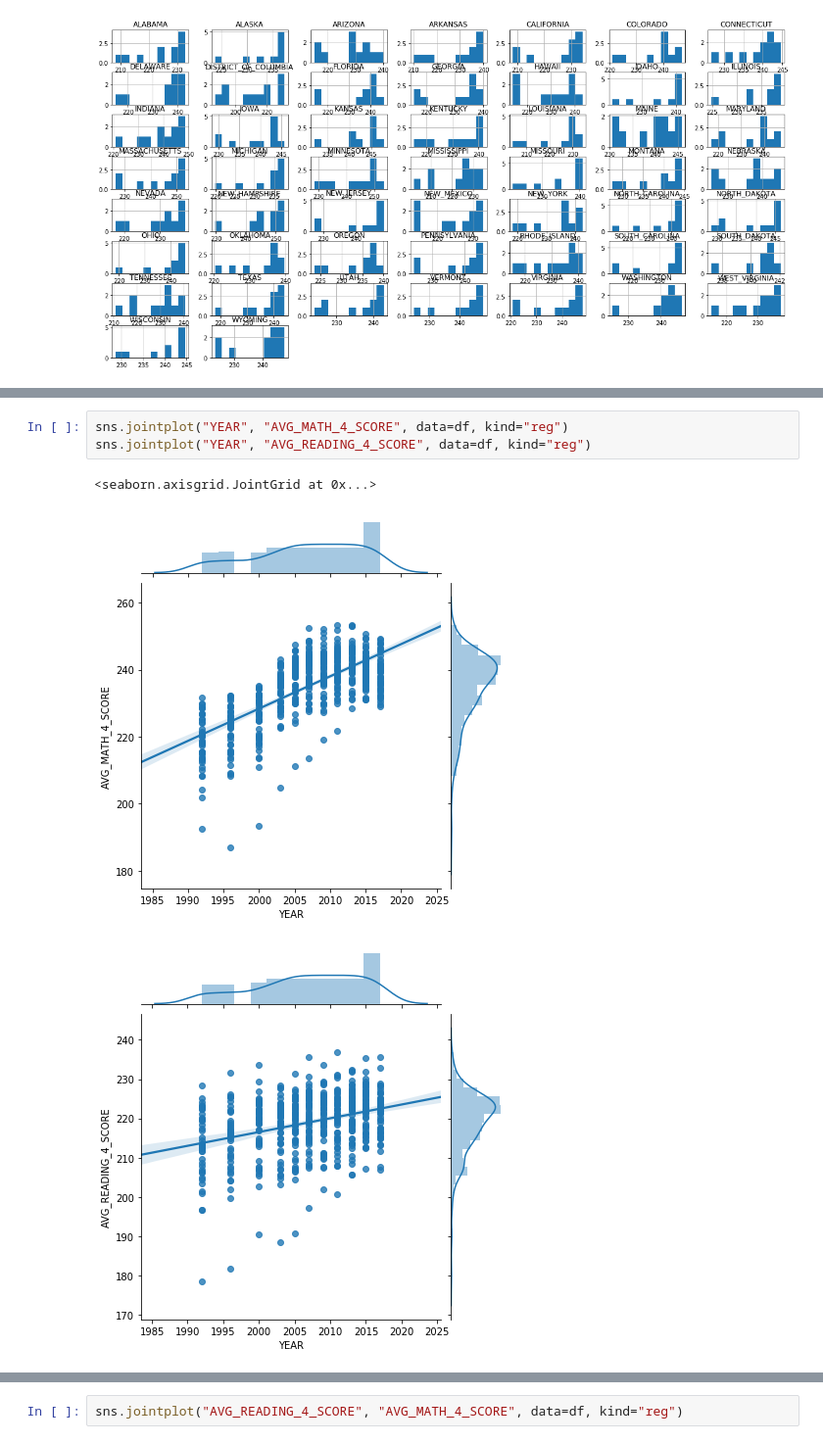
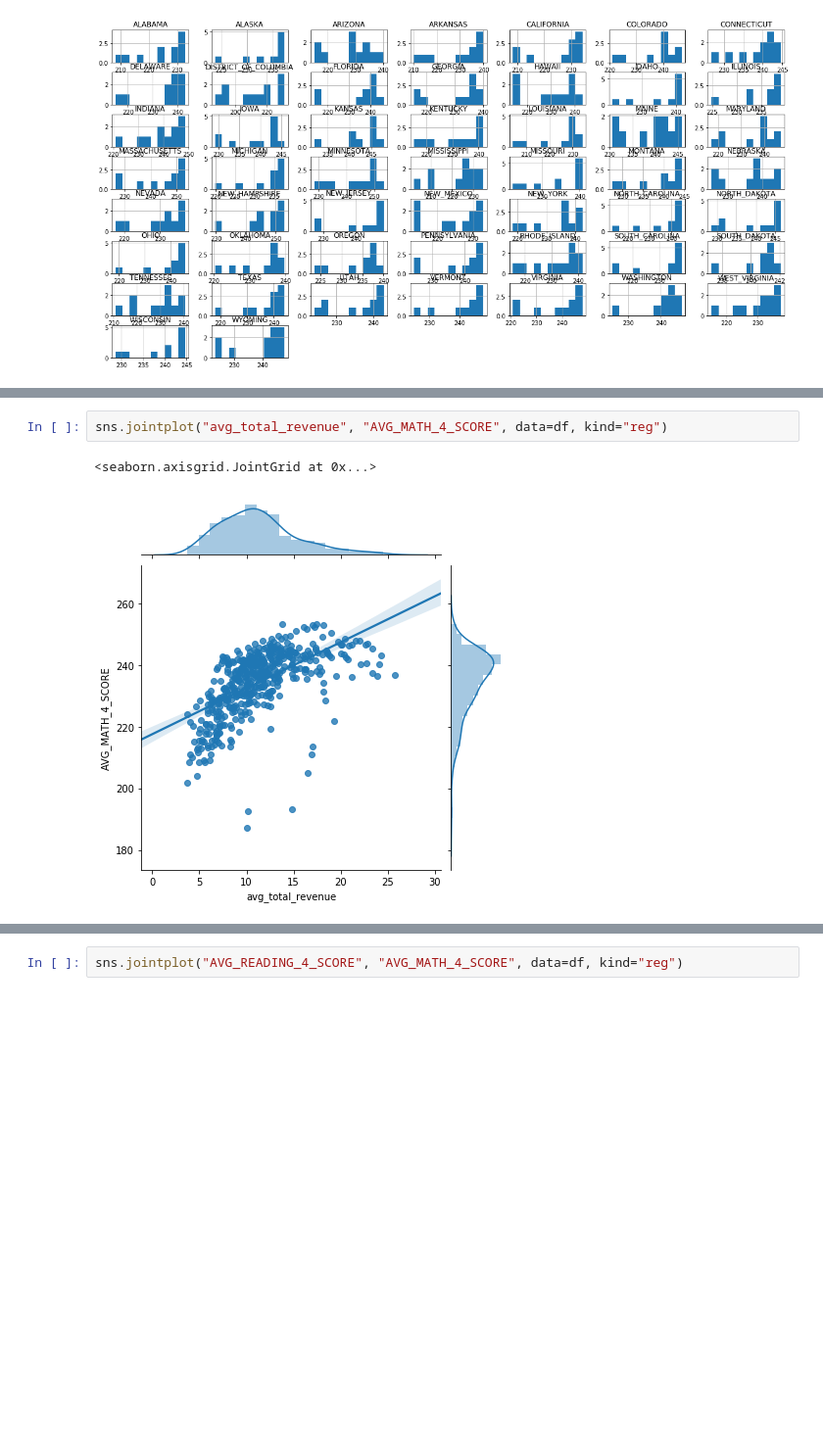
Before and after one commit to daericks/us-ed, a Jupyter notebook: notebooks/feature_building.ipynb, the cells around one changed output, grey strips where cells are left out. Shown at 98% size. Cells and saved outputs as stored; diff of their text form; blank space fills up the shorter version.

```diff
--- a/notebooks/feature_building.ipynb
+++ b/notebooks/feature_building.ipynb
@@ -384,7 +385,5 @@ df['AVG_MATH_4_SCORE'].dropna().hist()
 # %%
-sns.jointplot("YEAR", "AVG_MATH_4_SCORE", data=df, kind="reg")
-sns.jointplot("YEAR", "AVG_READING_4_SCORE", data=df, kind="reg")
+sns.jointplot("avg_total_revenue", "AVG_MATH_4_SCORE", data=df, kind="reg")
 # %% [output]
 <seaborn.axisgrid.JointGrid at 0x...>
-[figure, old version]
+[figure, new version]
-[figure, removed]
```
Also changed, not shown: parts of 5 cells of this notebook.
